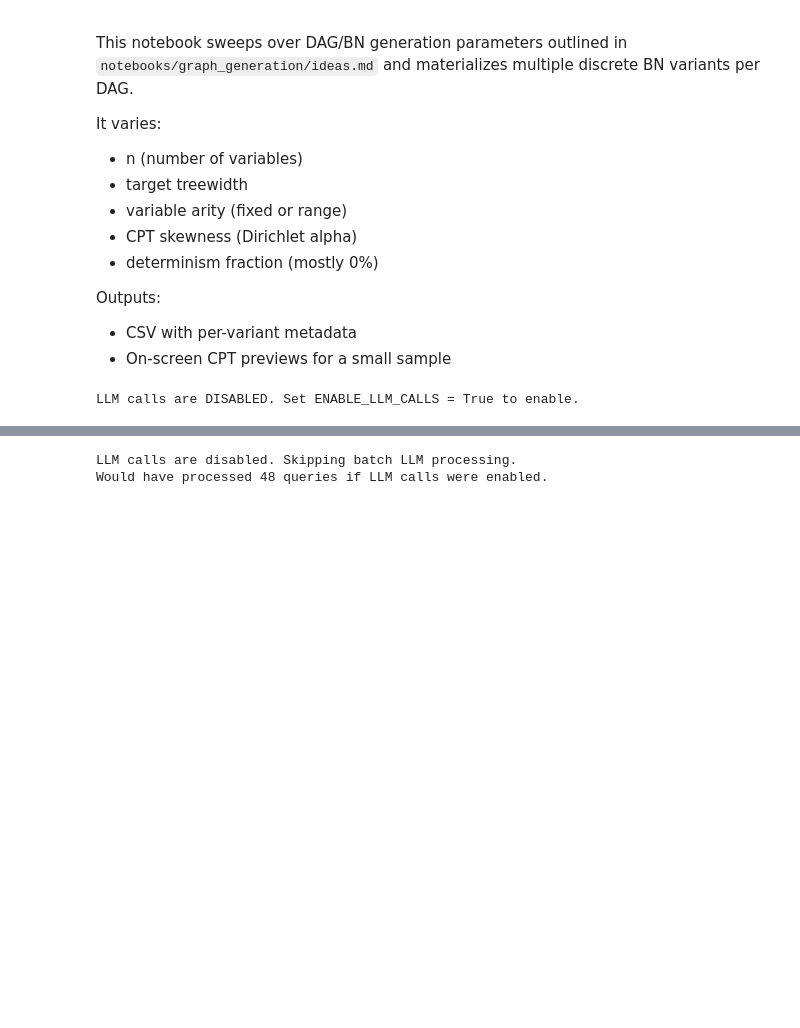
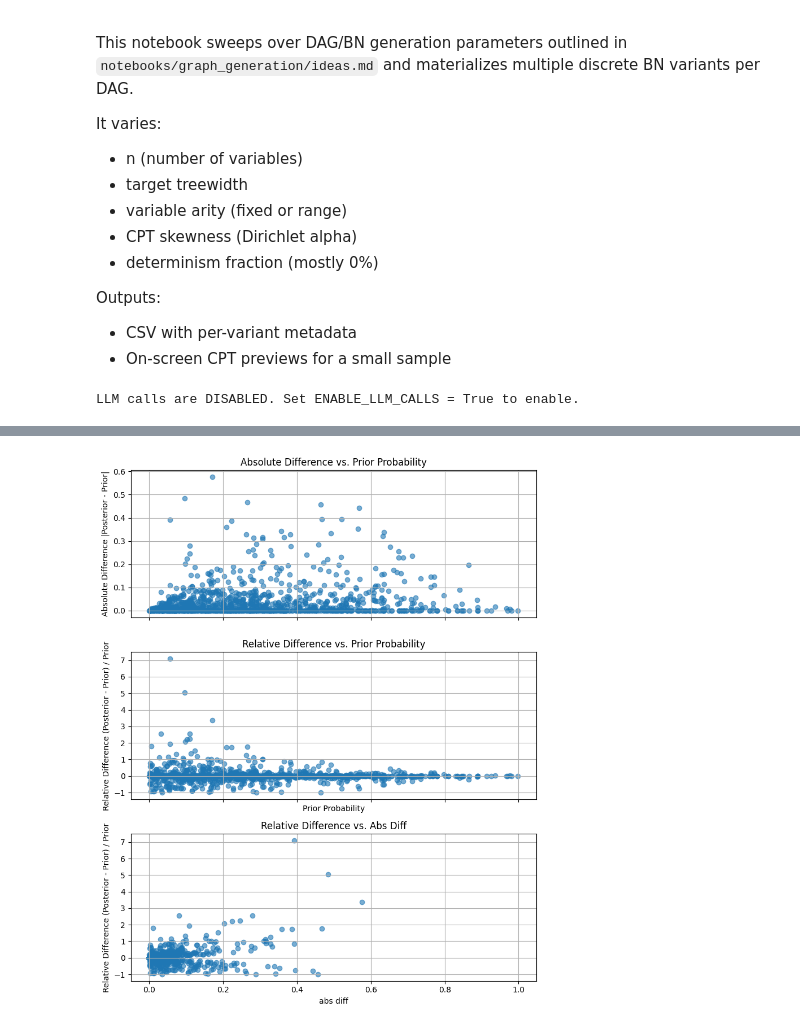
Before and after one commit to ferjorosa/probabilistic-reasoning-llms, a Jupyter notebook: notebooks/graph_generation/BN_generation_sweep.ipynb, the cells around one changed output, grey strips where cells are left out. Cells and saved outputs as stored; diff of their text form; code cells hidden in the pictures; blank space fills up the shorter version.

```diff
--- a/notebooks/graph_generation/BN_generation_sweep.ipynb
+++ b/notebooks/graph_generation/BN_generation_sweep.ipynb
@@ -218,0 +215,44 @@ Saved query+BN results to /home/bmihaljevic/repos/code-projects/aily/probabilist
+# %%
+import matplotlib.pyplot as plt
+import numpy as np
+
+prior = full_df["prior_probability"].astype(float)
+posterior = full_df["probability"].astype(float)
+
+# Mask out rows where prior or posterior is NaN
+mask = ~(prior.isna() | posterior.isna())
+prior = prior[mask]
+posterior = posterior[mask]
+
+abs_diff = np.abs(posterior - prior)
+# Avoid division by zero; mask entries where prior=0 for rel_diff
+with np.errstate(divide='ignore', invalid='ignore'):
+    rel_diff = np.where(prior != 0, (posterior - prior) / prior, np.nan)
+
+fig, axs = plt.subplots(3, 1, figsize=(8, 10), sharex=True)
+
+# Absolute difference plot
+axs[0].scatter(prior, abs_diff, alpha=0.6)
+axs[0].set_ylabel("Absolute Difference |Posterior - Prior|")
+axs[0].set_title("Absolute Difference vs. Prior Probability")
+axs[0].grid(True)
+
+# Relative difference plot
+axs[1].scatter(prior, rel_diff, alpha=0.6)
+axs[1].set_xlabel("Prior Probability")
+axs[1].set_ylabel("Relative Difference (Posterior - Prior) / Prior")
+axs[1].set_title("Relative Difference vs. Prior Probability")
+axs[1].grid(True)
+
+
+axs[2].scatter(abs_diff, rel_diff, alpha=0.6)
+axs[2].set_xlabel("abs diff")
+axs[2].set_ylabel("Relative Difference (Posterior - Prior) / Prior")
+axs[2].set_title("Relative Difference vs. Abs Diff")
+axs[2].grid(True)
+
+
+plt.tight_layout()
+plt.show()
+# %% [output]
+[figure, added]
@@ -248,10 +420,12 @@ if 'llm_probability' not in full_df.columns:
 if 'llm_response' not in full_df.columns:
     full_df['llm_response'] = None
 
+ENABLE_LLM_CALLS = True
 if ENABLE_LLM_CALLS:
     # Select which rows to send to LLM (example below commented out)
     #selected_indices = list(full_df.sample(n=40, random_state=0).index)
-    selected_indices = list(full_df.index)
+    selected_indices = list(full_df.sample(n=2, random_state=0).index)
+    #selected_indices = list(full_df.index)
 
     for ridx in selected_indices:
         row = full_df.iloc[ridx]
@@ -266,9 +440,8 @@ if ENABLE_LLM_CALLS:
 else:
     print("LLM calls are disabled. Skipping batch LLM processing.")
     print(f"Would have processed {len(full_df)} queries if LLM calls were enabled.")
+
+ENABLE_LLM_CALLS = False
-# %% [output]
-LLM calls are disabled. Skipping batch LLM processing.
-Would have processed 48 queries if LLM calls were enabled.
 # %%
 out_llm_csv = out_query_csv.with_name(out_query_csv.stem + "_with_llm.csv")
 # Save the DataFrame with LLM responses to a CSV file
```
Also changed, not shown: parts of 15 cells of this notebook, 3 other files.
